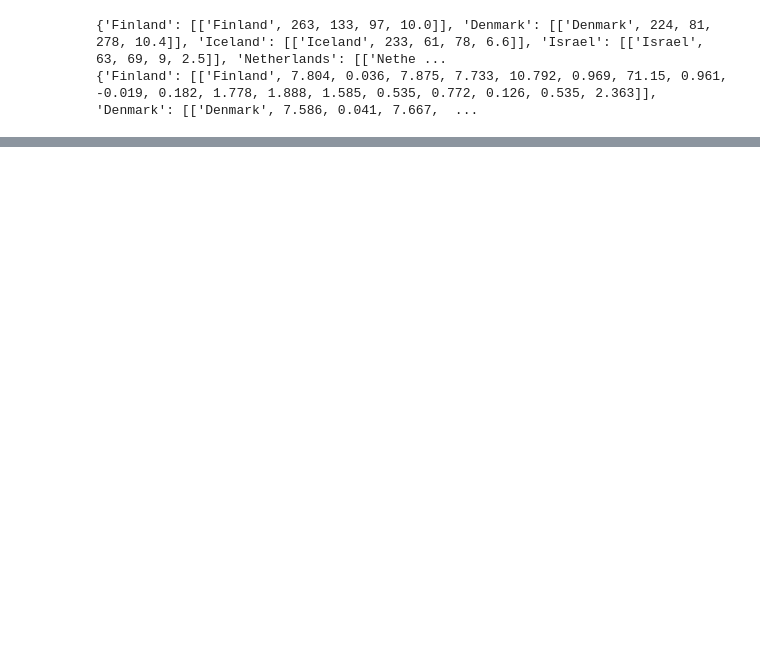
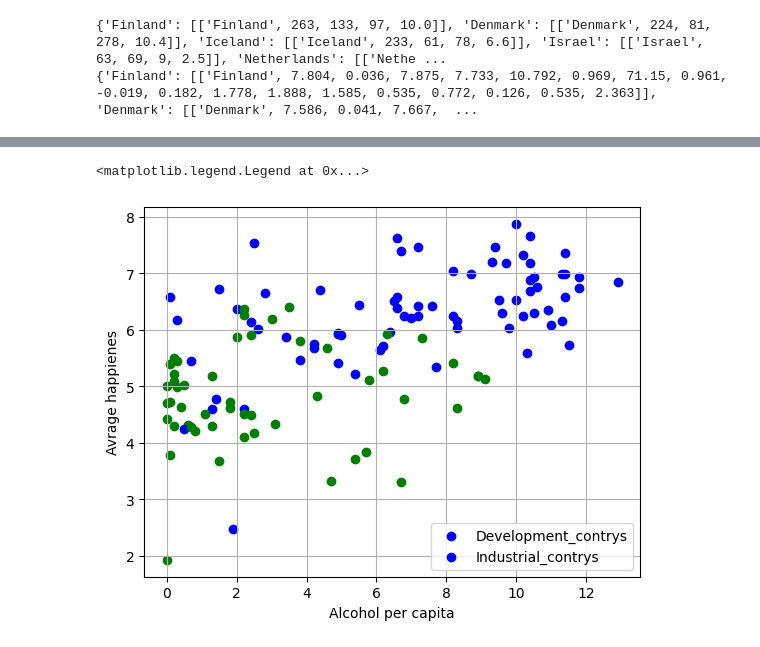
Before and after one commit to NEAAA4/DV1604_G7, a Jupyter notebook: Projekt/projekt.ipynb, the cells around one changed output, grey strips where cells are left out. Saved outputs shown, nothing was run; the diff lists cells and outputs as text; code cells hidden in the pictures; blank space fills up the shorter version.

```diff
--- a/Projekt/projekt.ipynb
+++ b/Projekt/projekt.ipynb
@@ -45,12 +79,18 @@ print(exceptions)
 # %%
 fig = mpl.figure()
 ax = fig.add_subplot()
 ax.grid()
 ax.set_xlabel("Alcohol per capita")
 ax.set_ylabel("Avrage happienes")
-exceptions = []
 for key in contery_dict_alcohol.keys():
     try:
-        ax.scatter(contery_dict_alcohol[key][0][4], contery_dict_happienes[key][0][3], color="Black")
+        if key in development_contrys:
+            ax.scatter(contery_dict_alcohol[key][0][4], contery_dict_happienes[key][0][3], color="Green",  label="Development_contrey")
+        if key in industry_contrys:
+            ax.scatter(contery_dict_alcohol[key][0][4], contery_dict_happienes[key][0][3], color="Blue", label="Industrial_contrey")
     except:
         pass
+ax.legend(labels=["Development_contrys",  "Industrial_contrys"])
+# %% [output]
+<matplotlib.legend.Legend at 0x...>
+[figure, added]
```
Also changed, not shown: parts of 3 cells of this notebook.
